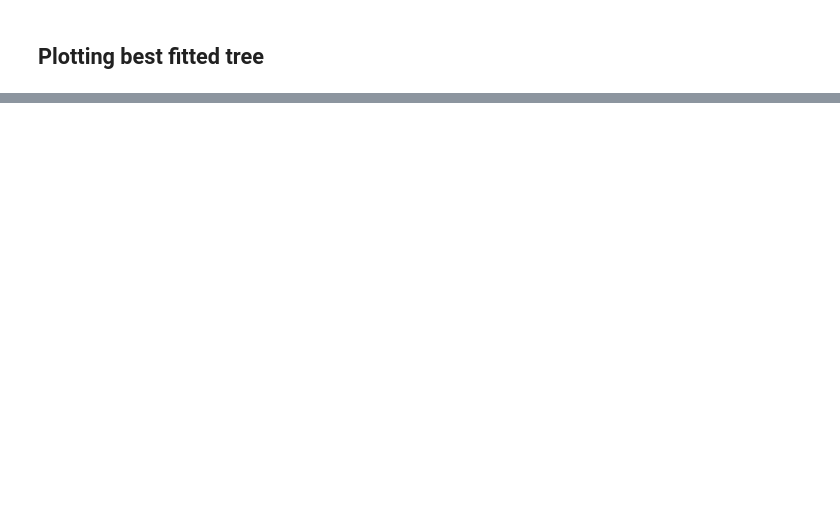
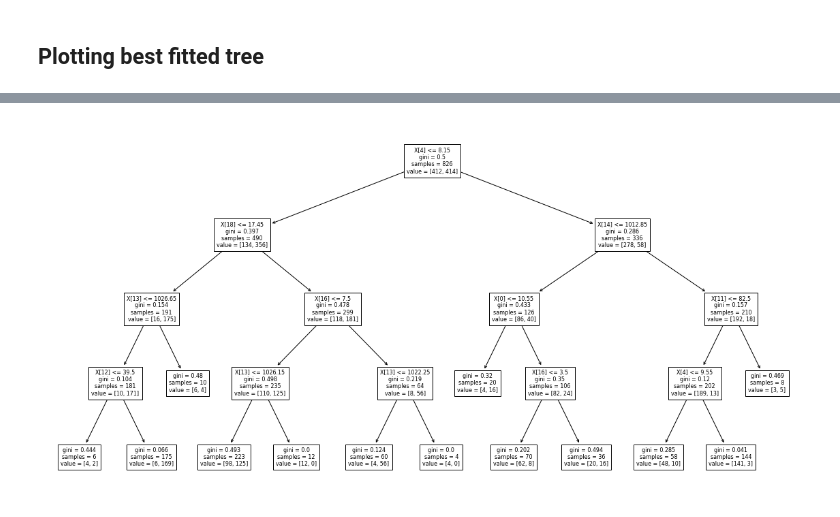
Before and after one commit to dhritix1999/ML-Rainfall-Forecasting-Model, a Jupyter notebook: Assignment2.ipynb, the cells around one changed output, grey strips where cells are left out. Cells and saved outputs as stored; diff of their text form; code cells hidden in the pictures; blank space fills up the shorter version.

```diff
--- a/Assignment2.ipynb
+++ b/Assignment2.ipynb
@@ -275,0 +273,13 @@ plt.show()
+# %%
+# From repeated runs we have gotten this value
+# min_samples_split = 25, max_depth=4
+clf = tree.DecisionTreeClassifier(min_samples_split=25, max_depth=4)
+
+#Training it
+clf.fit(X_train, y_train)
+
+plt.figure(figsize=(20,10))
+tree.plot_tree(clf, fontsize=8)
+plt.show()
+# %% [output]
+[figure, added]
```
Also changed, not shown: parts of 15 cells of this notebook.
